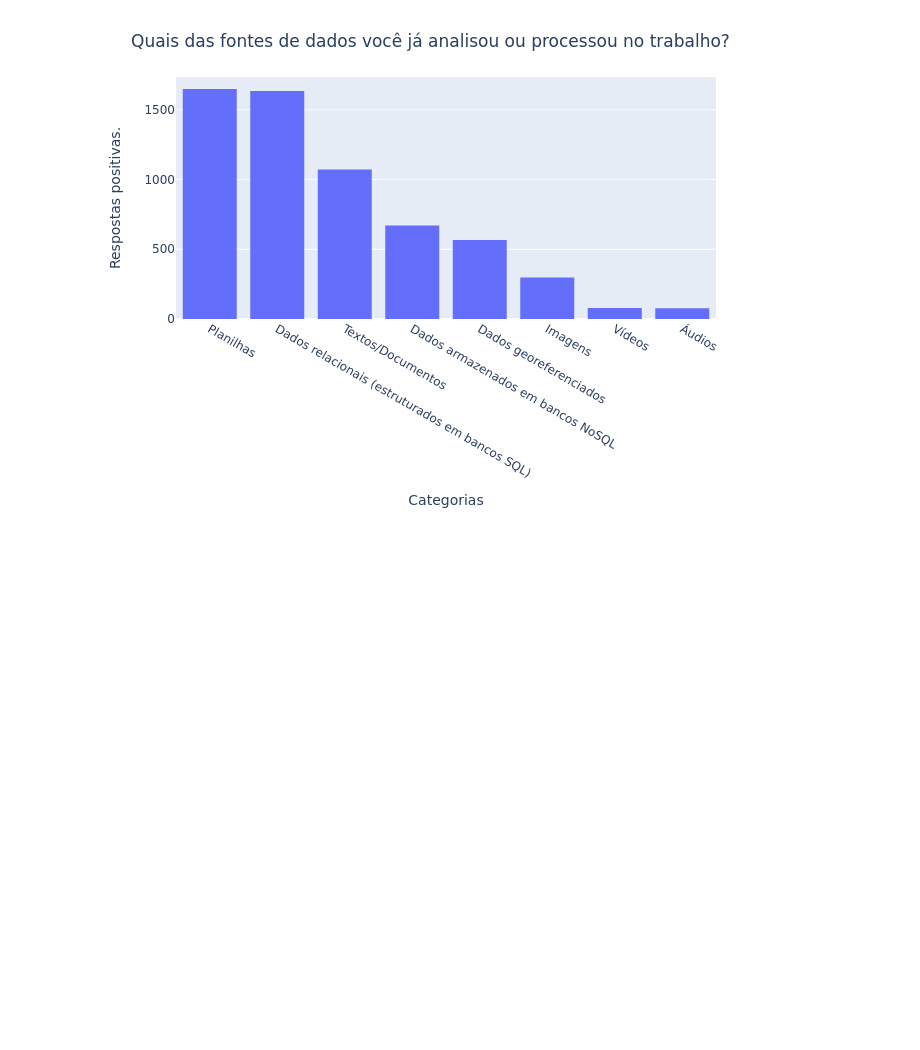
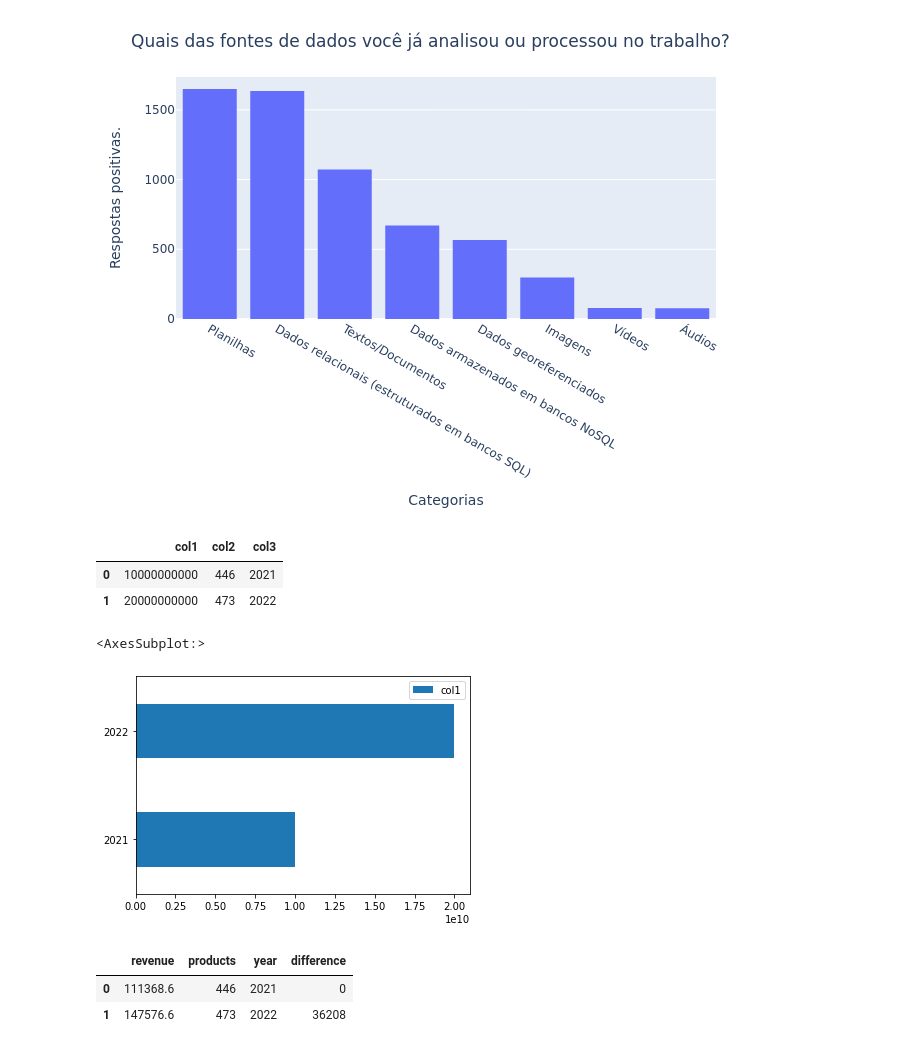
Before and after one commit to anyellequeiroz/State-of-Data-Brazil, a Jupyter notebook: State of data.ipynb, the cells around one changed output. Cells and saved outputs as stored; diff of their text form; code cells hidden in the pictures; blank space fills up the shorter version.

```diff
--- a/State of data.ipynb
+++ b/State of data.ipynb
@@ -936,0 +946,21 @@ fig.show("png")
+# %%
+d = {'col1': [10000000000, 20000000000], 'col2': [446, 473], 'col3': [2021, 2022]}
+df = pd.DataFrame(data=d)
+df
+# %% [output]
+|  | col1 | col2 | col3 |
+| 0 | 10000000000 | 446 | 2021 |
+| 1 | 20000000000 | 473 | 2022 |
+# %%
+df[['col1']].plot.barh()
+# %% [output]
+<AxesSubplot:>
+[figure, added]
+# %%
+d = {'revenue': [111368.6, 147576.6], 'products': [446, 473], 'year': [2021, 2022], 'difference': [0, 36208]}
+df = pd.DataFrame(data=d)
+df
+# %% [output]
+|  | revenue | products | year | difference |
+| 0 | 111368.6 | 446 | 2021 | 0 |
+| 1 | 147576.6 | 473 | 2022 | 36208 |
```
Also changed, not shown: parts of 7 cells of this notebook.
